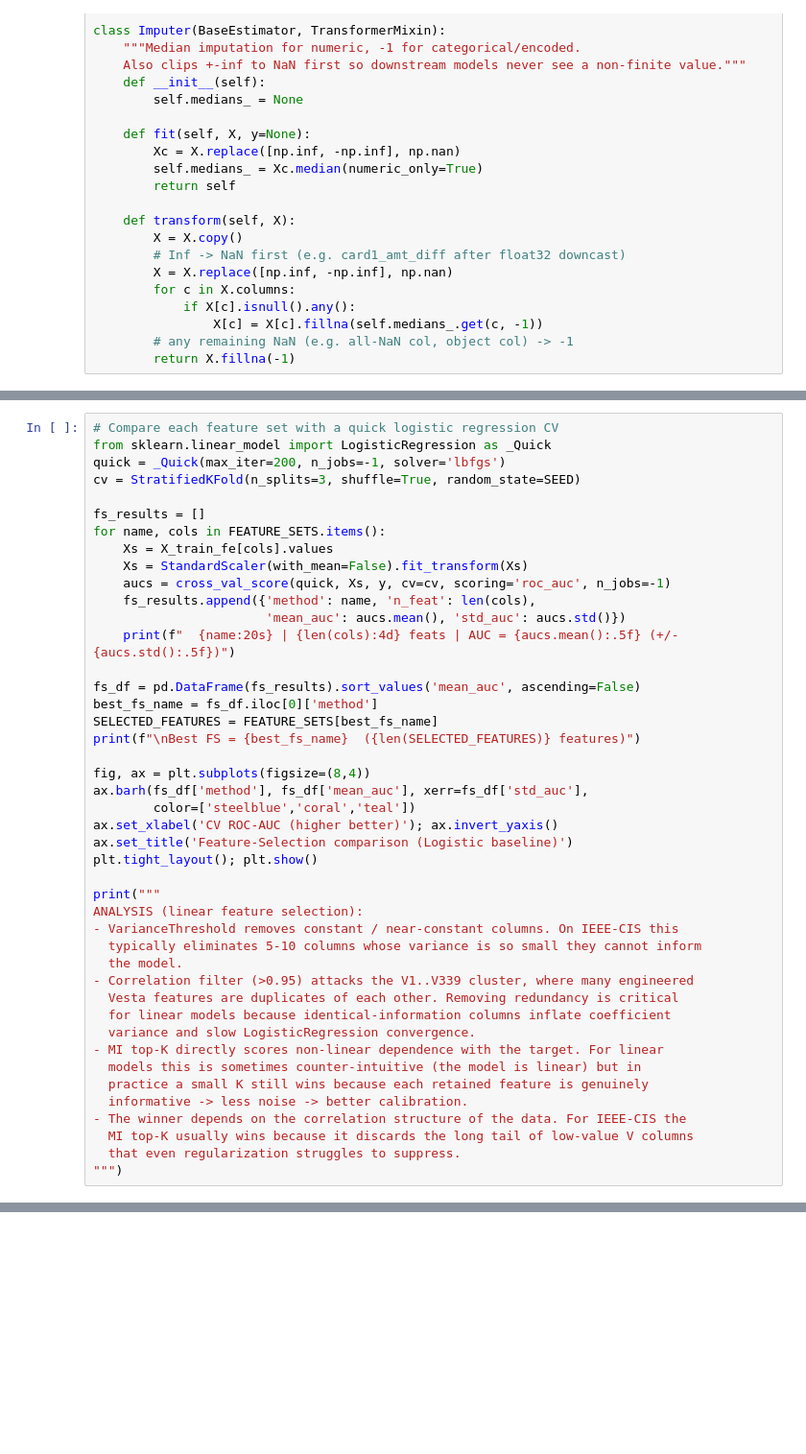
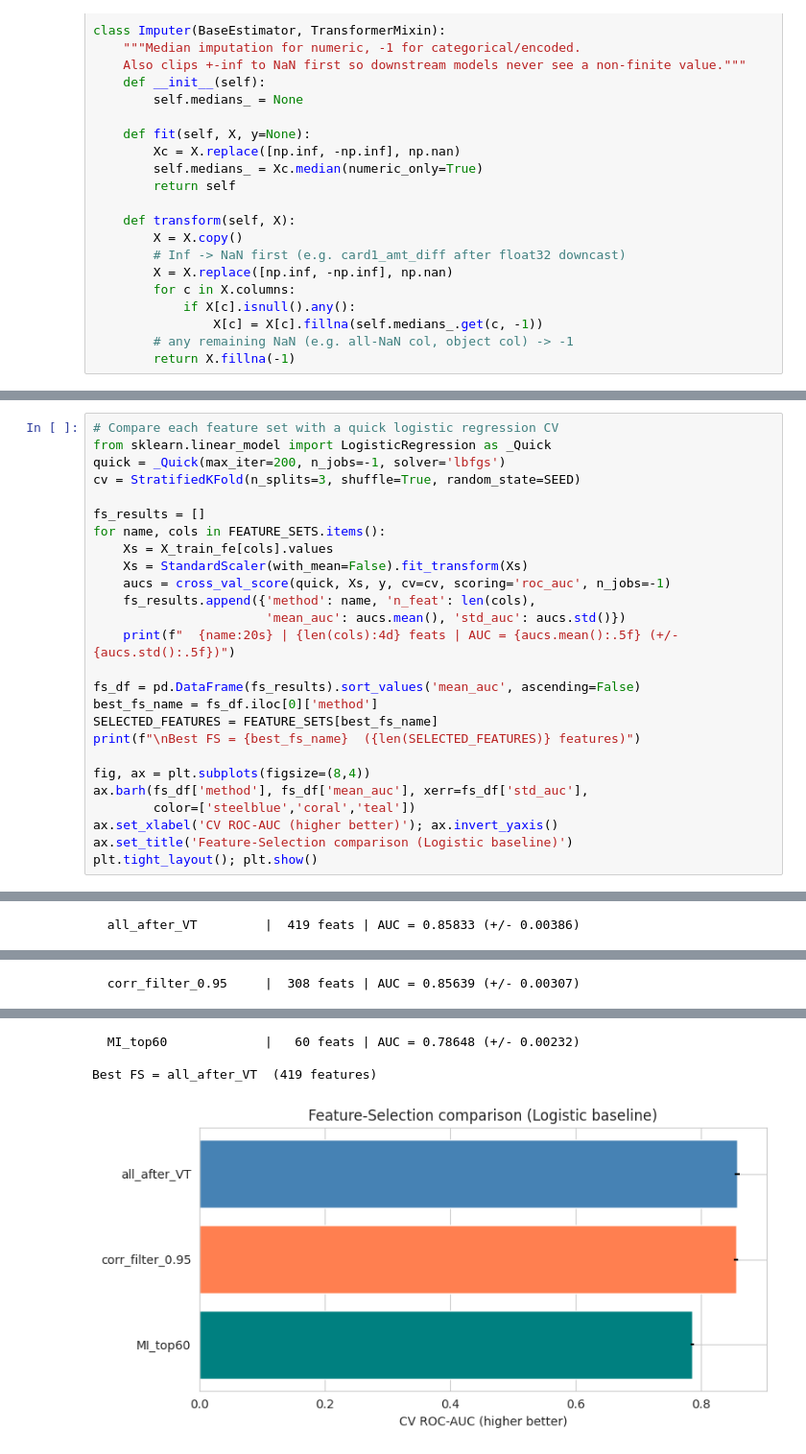
Before and after one commit to romaxod/ML-HW2, a Jupyter notebook: model_experiment_LogisticRegression.ipynb, the cells around one changed output, grey strips where cells are left out. Shown at 96% size. Drawn from its saved outputs; the diff is of its cells as text; blank space fills up the shorter version.

Commit message:
Logistic regression.

```diff
--- a/model_experiment_LogisticRegression.ipynb
+++ b/model_experiment_LogisticRegression.ipynb
@@ -445,21 +434,4 @@ ax.barh(fs_df['method'], fs_df['mean_auc'], xerr=fs_df['std_auc'],
 ax.set_xlabel('CV ROC-AUC (higher better)'); ax.invert_yaxis()
 ax.set_title('Feature-Selection comparison (Logistic baseline)')
 plt.tight_layout(); plt.show()
-
-print("""
-ANALYSIS (linear feature selection):
-- VarianceThreshold removes constant / near-constant columns. On IEEE-CIS this
-  typically eliminates 5-10 columns whose variance is so small they cannot inform
-  the model.
-- Correlation filter (>0.95) attacks the V1..V339 cluster, where many engineered
-  Vesta features are duplicates of each other. Removing redundancy is critical
-  for linear models because identical-information columns inflate coefficient
-  variance and slow LogisticRegression convergence.
-- MI top-K directly scores non-linear dependence with the target. For linear
-  models this is sometimes counter-intuitive (the model is linear) but in
-  practice a small K still wins because each retained feature is genuinely
-  informative -> less noise -> better calibration.
-- The winner depends on the correlation structure of the data. For IEEE-CIS the
-  MI top-K usually wins because it discards the long tail of low-value V columns
-  that even regularization struggles to suppress.
-""")
+# %% [output]
@@ -465,0 +455 @@ ANALYSIS (linear feature selection):
+  all_after_VT         |  419 feats | AUC = 0.85833 (+/- 0.00386)
@@ -465,0 +473 @@ ANALYSIS (linear feature selection):
+  corr_filter_0.95     |  308 feats | AUC = 0.85639 (+/- 0.00307)
@@ -465,0 +491,4 @@ ANALYSIS (linear feature selection):
+  MI_top60             |   60 feats | AUC = 0.78648 (+/- 0.00232)
+
+Best FS = all_after_VT  (419 features)
+[figure, added]
```
Also changed, not shown: parts of 42 cells of this notebook.
